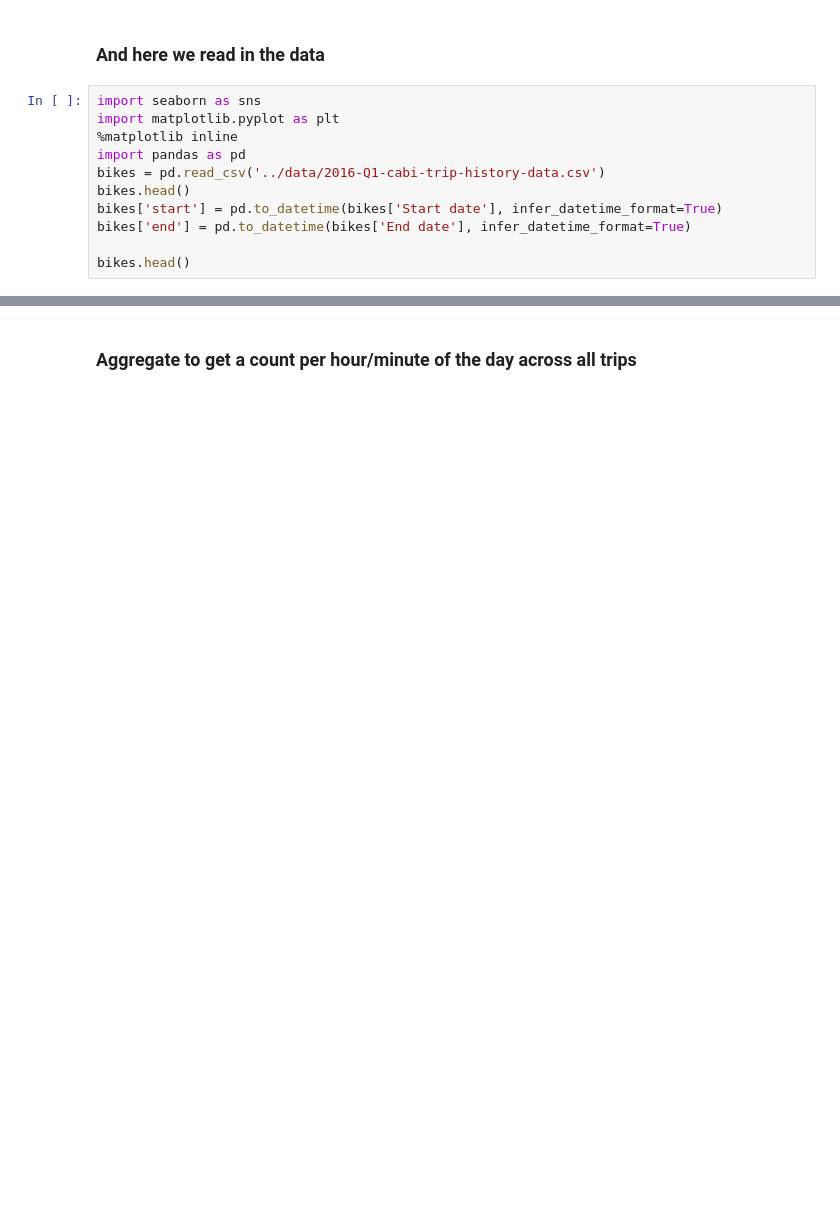
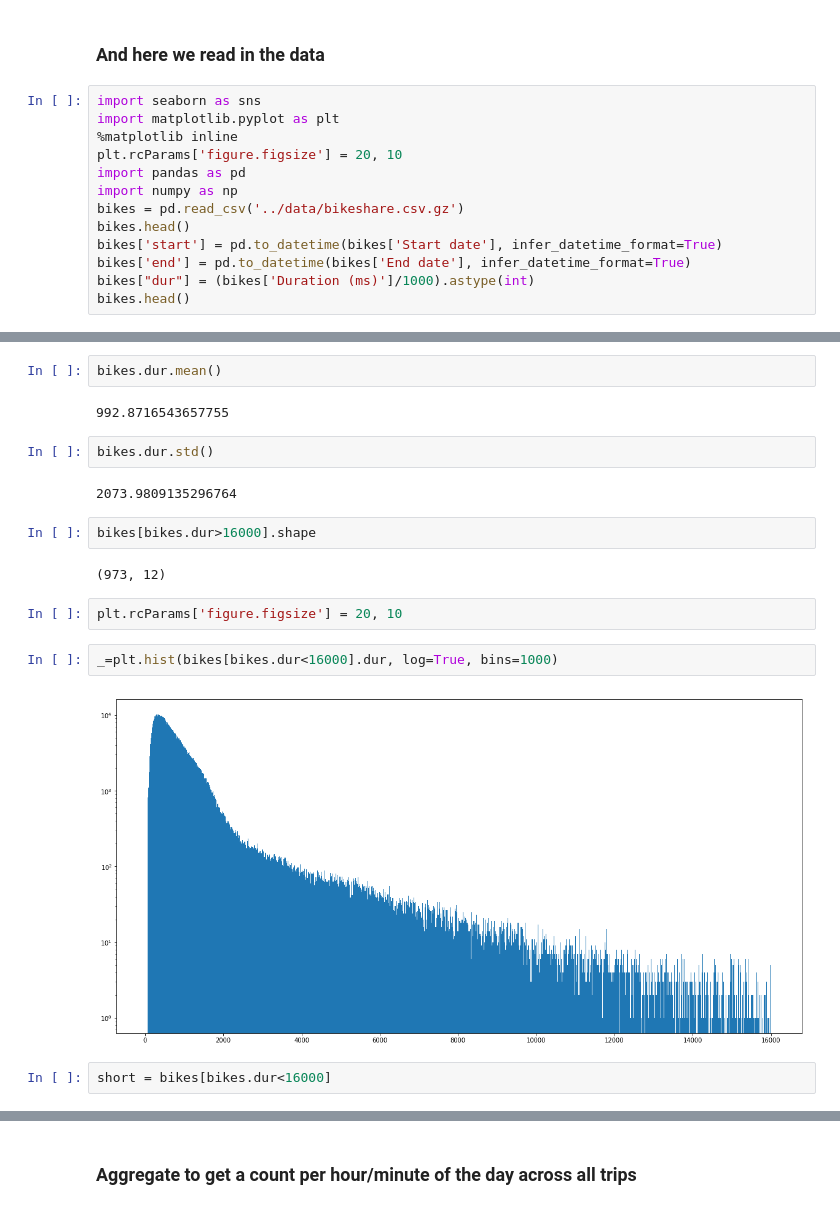
Before and after one commit to jhuaap/mlnn, a Jupyter notebook: 4/4.ipynb, the cells around one changed output, grey strips where cells are left out. Cells and saved outputs as stored; diff of their text form; blank space fills up the shorter version.

```diff
--- a/4/4.ipynb
+++ b/4/4.ipynb
@@ -35,11 +15,13 @@ Downloading: 2016 Q1 | Extracting... | Created: ../data/2016-Q1-cabi-trip-histor
 import seaborn as sns
 import matplotlib.pyplot as plt
 %matplotlib inline
+plt.rcParams['figure.figsize'] = 20, 10
 import pandas as pd
-bikes = pd.read_csv('../data/2016-Q1-cabi-trip-history-data.csv')
+import numpy as np
+bikes = pd.read_csv('../data/bikeshare.csv.gz')
 bikes.head()
 bikes['start'] = pd.to_datetime(bikes['Start date'], infer_datetime_format=True)
 bikes['end'] = pd.to_datetime(bikes['End date'], infer_datetime_format=True)
-
+bikes["dur"] = (bikes['Duration (ms)']/1000).astype(int)
 bikes.head()
 # %% [output]
@@ -49,0 +34,20 @@ Wall time: 2.02 s
+# %%
+bikes.dur.mean()
+# %% [output]
+992.8716543657755
+# %%
+bikes.dur.std()
+# %% [output]
+2073.9809135296764
+# %%
+bikes[bikes.dur>16000].shape
+# %% [output]
+(973, 12)
+# %%
+plt.rcParams['figure.figsize'] = 20, 10
+# %%
+_=plt.hist(bikes[bikes.dur<16000].dur, log=True, bins=1000)
+# %% [output]
+[figure, added]
+# %%
+short = bikes[bikes.dur<16000]
```
Also changed, not shown: parts of 35 cells of this notebook, 6 other files.
